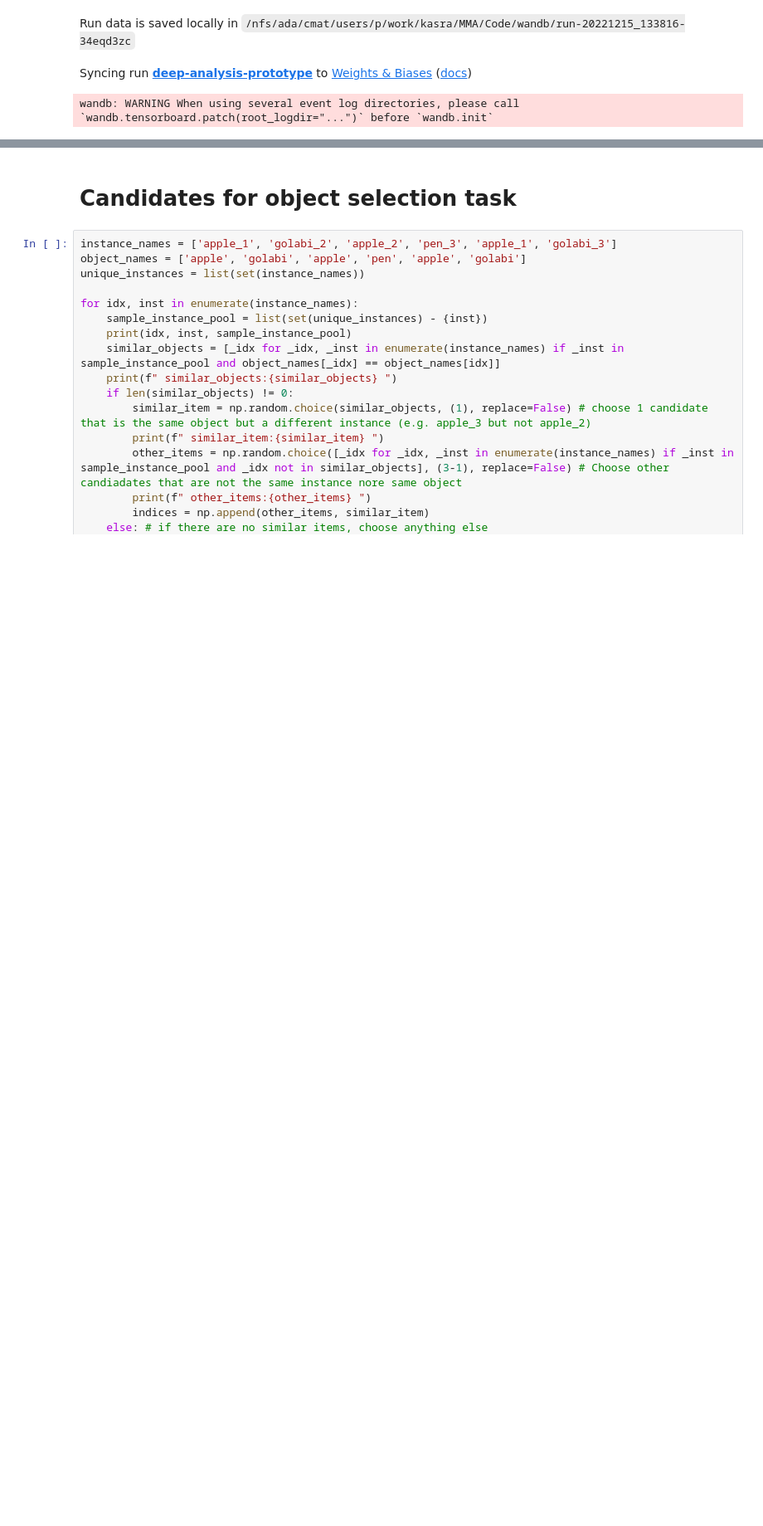
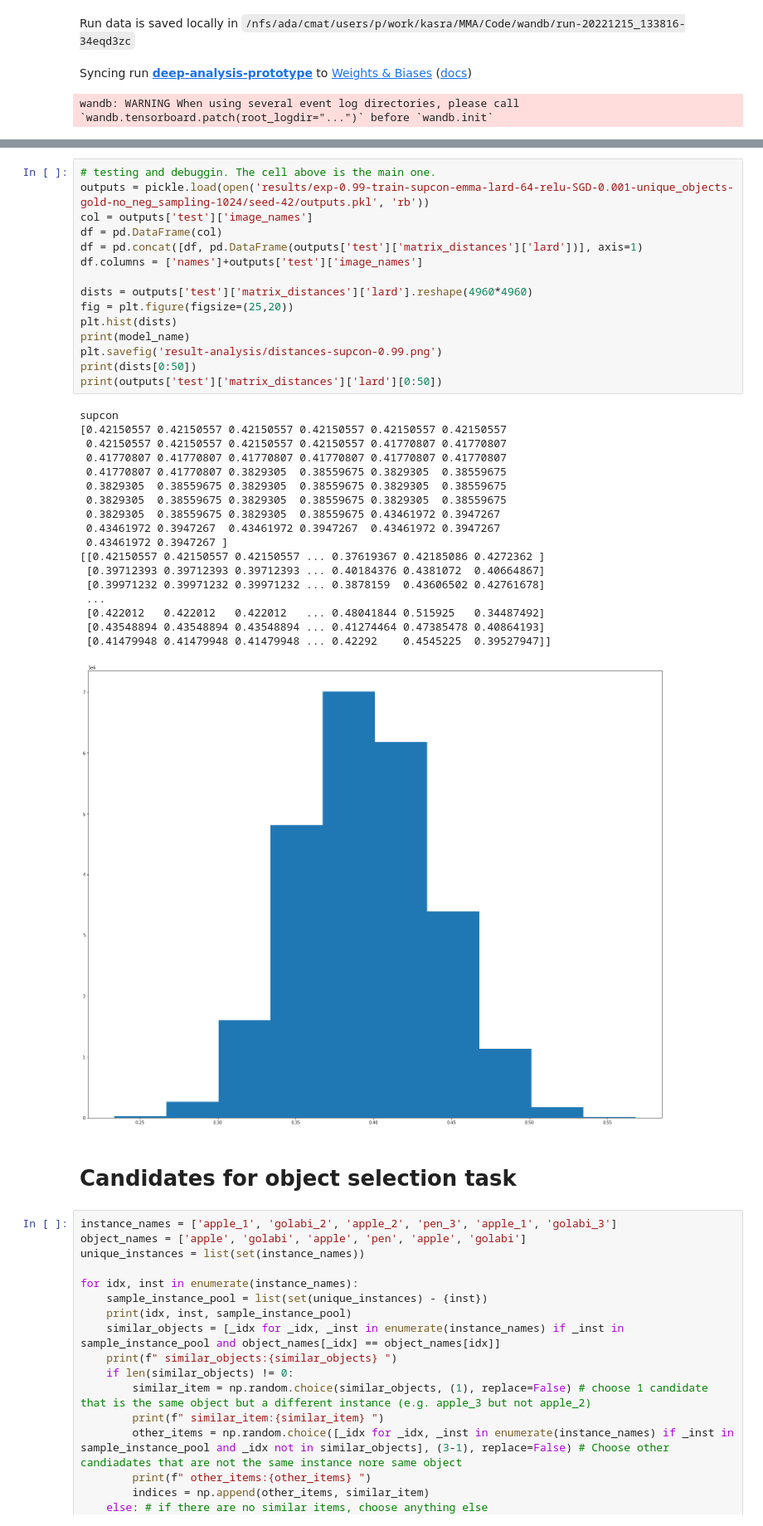
Before and after one commit to kasraprime/EMMA, a Jupyter notebook: Code/Notebook.ipynb, the cells around one changed output, grey strips where cells are left out. Shown at 83% size. Drawn from its saved outputs; the diff is of its cells as text; blank space fills up the shorter version.

```diff
--- a/Code/Notebook.ipynb
+++ b/Code/Notebook.ipynb
@@ -1964,3 +2019,37 @@ wandb: WARNING When using several event log directories, please call `wandb.tens
+# %%
+# testing and debuggin. The cell above is the main one.
+outputs = pickle.load(open('results/exp-0.99-train-supcon-emma-lard-64-relu-SGD-0.001-unique_objects-gold-no_neg_sampling-1024/seed-42/outputs.pkl', 'rb'))
+col = outputs['test']['image_names']
+df = pd.DataFrame(col)
+df = pd.concat([df, pd.DataFrame(outputs['test']['matrix_distances']['lard'])], axis=1)
+df.columns = ['names']+outputs['test']['image_names']
+
+dists = outputs['test']['matrix_distances']['lard'].reshape(4960*4960)
+fig = plt.figure(figsize=(25,20))
+plt.hist(dists)
+print(model_name)
+plt.savefig('result-analysis/distances-supcon-0.99.png')
+print(dists[0:50])
+print(outputs['test']['matrix_distances']['lard'][0:50])
+# %% [output]
+supcon
+[0.42150557 0.42150557 0.42150557 0.42150557 0.42150557 0.42150557
+ 0.42150557 0.42150557 0.42150557 0.42150557 0.41770807 0.41770807
+ 0.41770807 0.41770807 0.41770807 0.41770807 0.41770807 0.41770807
+ 0.41770807 0.41770807 0.3829305  0.38559675 0.3829305  0.38559675
+ 0.3829305  0.38559675 0.3829305  0.38559675 0.3829305  0.38559675
+ 0.3829305  0.38559675 0.3829305  0.38559675 0.3829305  0.38559675
+ 0.3829305  0.38559675 0.3829305  0.38559675 0.43461972 0.3947267
+ 0.43461972 0.3947267  0.43461972 0.3947267  0.43461972 0.3947267
+ 0.43461972 0.3947267 ]
+[[0.42150557 0.42150557 0.42150557 ... 0.37619367 0.42185086 0.4272362 ]
+ [0.39712393 0.39712393 0.39712393 ... 0.40184376 0.4381072  0.40664867]
+ [0.39971232 0.39971232 0.39971232 ... 0.3878159  0.43606502 0.42761678]
+ ...
+ [0.422012   0.422012   0.422012   ... 0.48041844 0.515925   0.34487492]
+ [0.43548894 0.43548894 0.43548894 ... 0.41274464 0.47385478 0.40864193]
+ [0.41479948 0.41479948 0.41479948 ... 0.42292    0.4545225  0.39527947]]
+[figure, added]
 # %% [markdown]
 # Candidates for object selection task
 # %%
```
Also changed, not shown: parts of 5 cells of this notebook, 33 other files.
